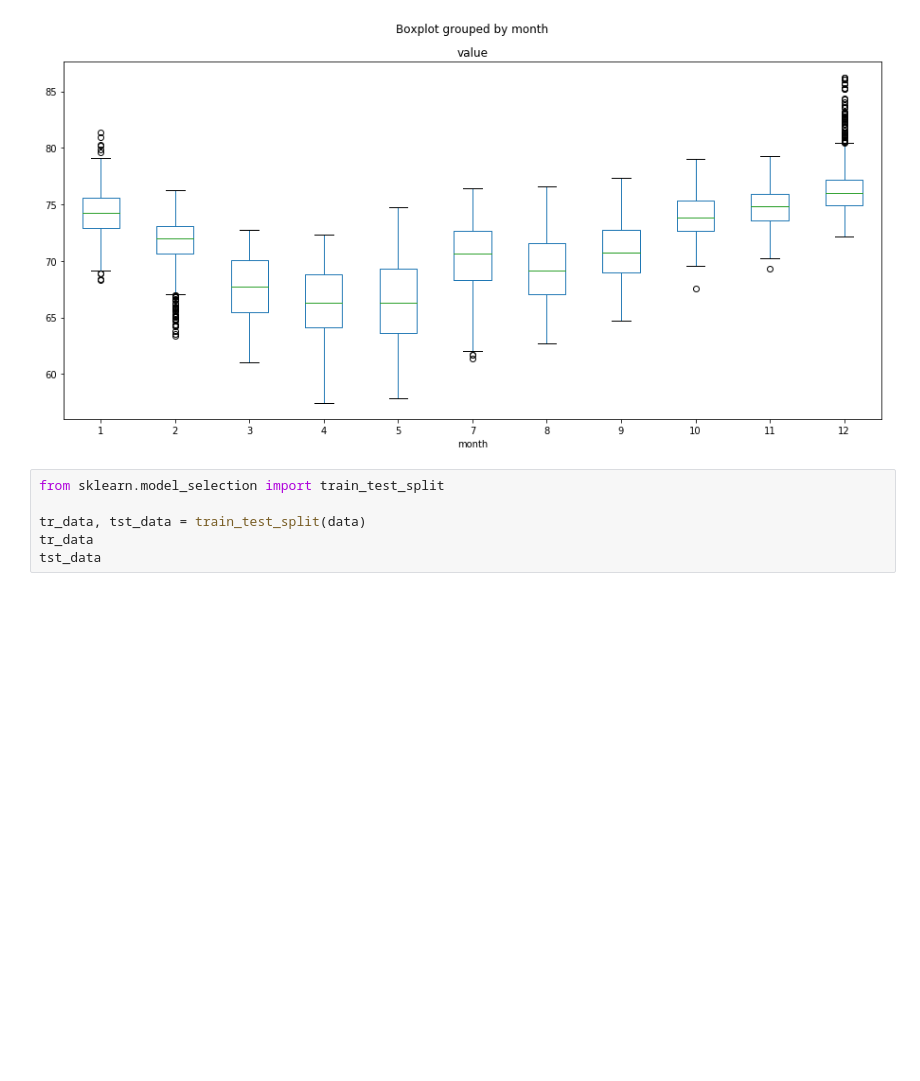
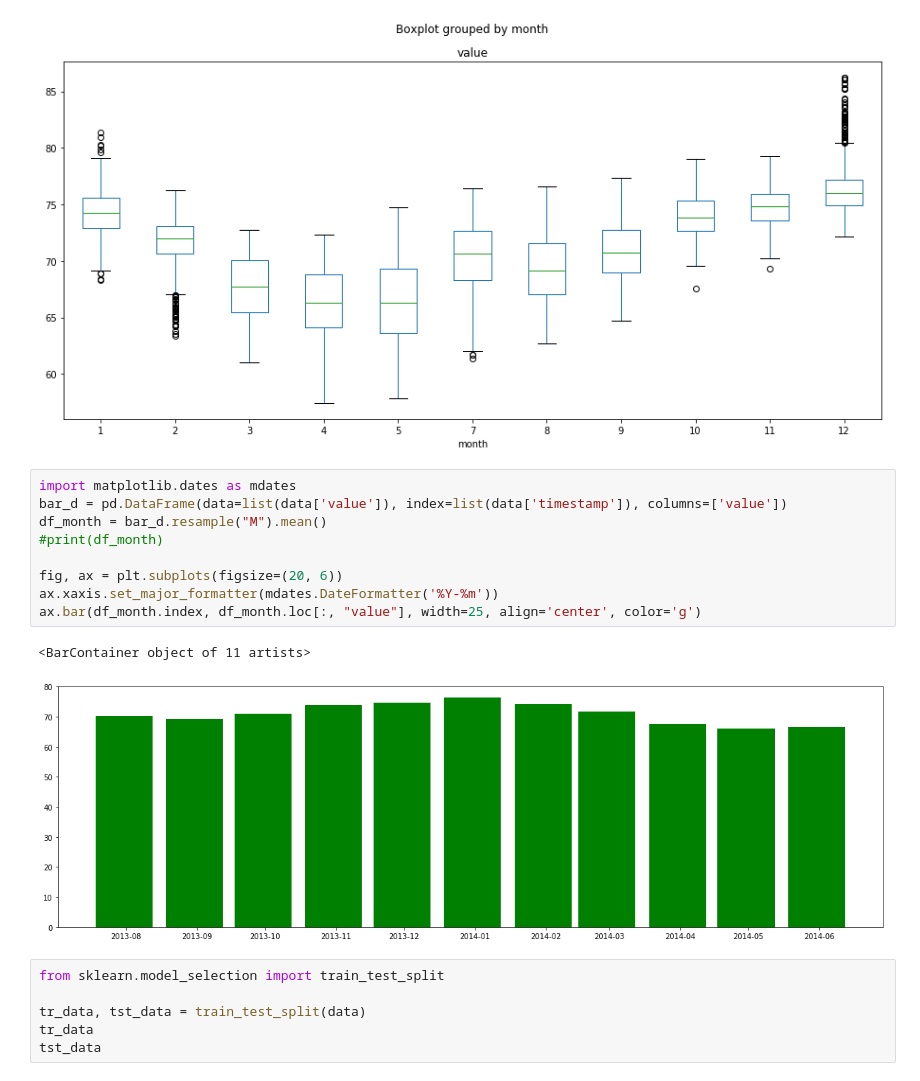
Before and after one commit to rnd4u-org/2021-knu-tsad, a Jupyter notebook: Sheyko.ipynb, the cells around one changed output. Drawn from its saved outputs; the diff is of its cells as text; blank space fills up the shorter version.

```diff
--- a/Sheyko.ipynb
+++ b/Sheyko.ipynb
@@ -66,6 +81,18 @@ data.boxplot(by='month', column=['value'], grid=False, figsize=(15,7))
 # %% [output]
 <matplotlib.axes._subplots.AxesSubplot at 0x...>
 [figure]
+# %%
+import matplotlib.dates as mdates
+bar_d = pd.DataFrame(data=list(data['value']), index=list(data['timestamp']), columns=['value'])
+df_month = bar_d.resample("M").mean()
+#print(df_month)
+
+fig, ax = plt.subplots(figsize=(20, 6))
+ax.xaxis.set_major_formatter(mdates.DateFormatter('%Y-%m'))
+ax.bar(df_month.index, df_month.loc[:, "value"], width=25, align='center', color='g')
+# %% [output]
+<BarContainer object of 11 artists>
+[figure, added]
 # %%
 from sklearn.model_selection import train_test_split
 
```
Also changed, not shown: parts of 10 cells of this notebook.
